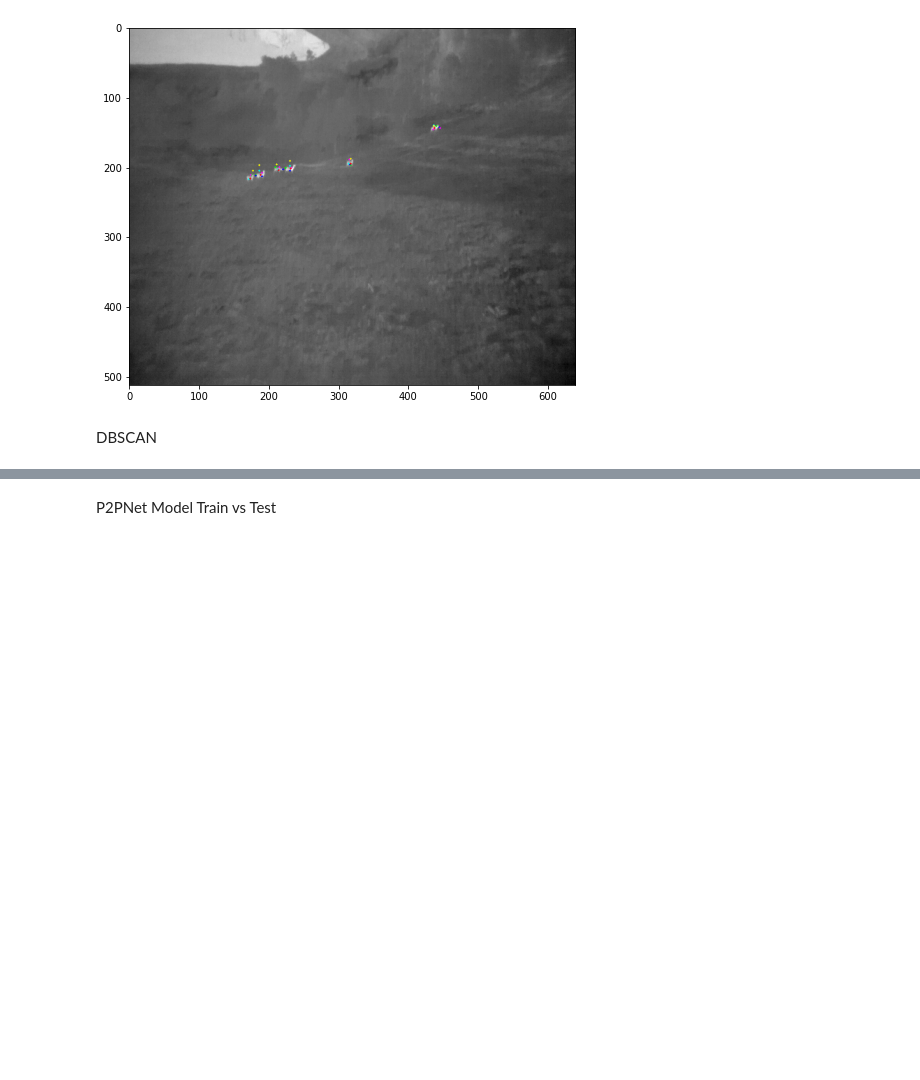
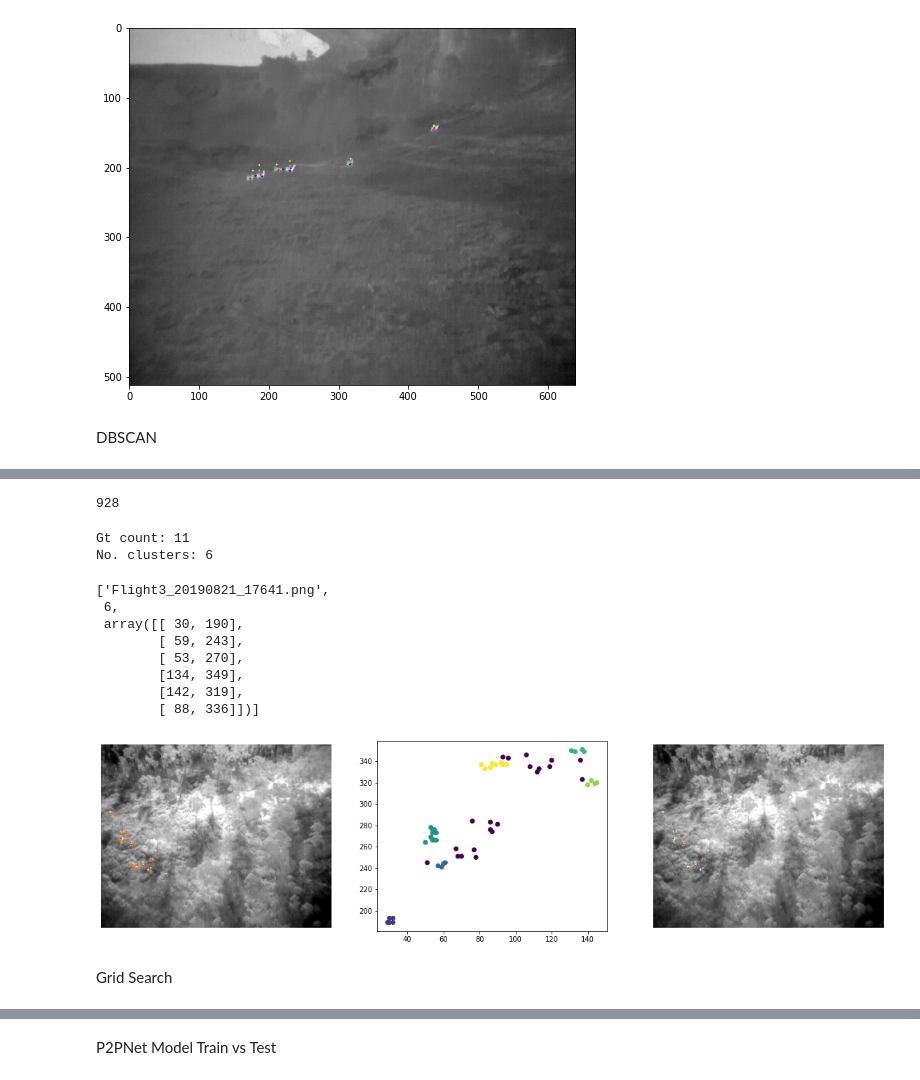
Before and after one commit to crystallcx/CrowdCounting-P2PNet, a Jupyter notebook: vis/visualise_results.ipynb, the cells around one changed output, grey strips where cells are left out. Cells and saved outputs as stored; diff of their text form; code cells hidden in the pictures; blank space fills up the shorter version.

```diff
--- a/vis/visualise_results.ipynb
+++ b/vis/visualise_results.ipynb
@@ -237,10 +217,29 @@ DBSCAN
 from sklearn.cluster import DBSCAN
 from sklearn import metrics
 from sklearn.preprocessing import StandardScaler
+
+gt_pts_test = []
+for line in gt_test:
+    filename = (line[0])
+    count = int(line[1])
+    gt_pts_test.append([filename, count])
+
+gt_test_sorted = sorted(gt_pts_test, key=lambda tup: tup[0])
+test_x = column(gt_test_sorted, 1)
 # %%
-def cluster_img(k, eps=5, min_samples = 3, img=True): #outputs filename, no.clusters, mean co-ords
+def cluster_img(k, eps=5, min_samples = 3, img=False): #outputs filename, no.clusters, mean co-ords
     pts = []
     X = []
+    # k = kf
+    # print(isinstance(kf, int))
+
+
+    # if not isinstance(kf, int):
+    #     for i in range(len(test_array)):
+    #         if test_array[i][0] == kf:
+    #             k = i
+    #             print(i)
+
     filename = test_array[k][0]+".png"
 
     # Obtain pred points from all 5 trains and store in array X
@@ -255,7 +254,6 @@ def cluster_img(k, eps=5, min_samples = 3, img=True): #outputs filename, no.clus
             y = int(float(p[1])*512)
             X.append([x,y])
     X = np.array(X)
-
 
     # Return pred count of 0 if X is empty & skip clustering
     if X.size < 1:
@@ -276,9 +274,7 @@ def cluster_img(k, eps=5, min_samples = 3, img=True): #outputs filename, no.clus
             img_to_draw = cv2.cvtColor((test_array[k][2]), cv2.COLOR_BGR2RGB)
 
             # Obtain gt points & plot
-            gt_pth = os.path.join(db_dir,"test",test_array[k][0]+'.txt')
-
-            with open(gt_pth) as load_file:
+            with open(os.path.join(db_dir,"test",test_array[k][0]+'.txt')) as load_file:
                 gt_points = [(line.split()) for line in load_file]
 
             for p in gt_points:
@@ -291,23 +287,21 @@ def cluster_img(k, eps=5, min_samples = 3, img=True): #outputs filename, no.clus
             ax = fig.add_subplot(1, 3, 1)
             ax.imshow(img_to_draw)
             ax.scatter(X[:,0], X[:,1], s=1, c='tab:orange') # plot all pred points
-            ax.xlabel("a)",fontsize=12)
             ax.axis('off')
 
             ax = fig.add_subplot(1, 3, 2)
             ax.scatter(X[:,0], X[:,1], c=clustering.labels_) # plot cluster vis
-            ax.xlabel("b)",fontsize=12)
             ax.axis('on')
 
             # fig = plt.figure(figsize=[6, 6])
             ax = fig.add_subplot(1, 3, 3)
             ax.imshow(img_to_draw)
             ax.scatter((np.array(means)[:,0]), (np.array(means)[:,1]), s=3, c='tab:cyan') # plot consensus detections
-            ax.xlabel("c)",fontsize=12)
             ax.axis('off')
 
             print("Gt count: {}".format(len(gt_points)))
             print("No. clusters: {}".format(K))
+
     return[filename, K, means]
 
 
@@ -384,0 +362,37 @@ MAE: 0.3016042780748663
+# %%
+teststring = ""
+zipped = tuple(zip(test_x,test_y))
+
+for i in range(len(gt_test)):
+    if zipped[i]==(11,6):
+        teststring = gt_test_sorted[i][0]
+
+if not teststring == '':
+    for i in range(len(gt_test)):
+        if gt_test[i][0]==teststring:
+            print(i)
+
+# print(teststring in next(zip(*gt_test_sorted)))
+# print(teststring in next(zip(*gt_test)))
+# print(gt_test[:3])
+
+# hmm, purely based on your code, I think you don't really need to iterate over the indices
+# you can just iterate over the elements directly
+# %% [output]
+928
+# %%
+cluster_img(928,5,3,True)
+# %% [output]
+Gt count: 11
+No. clusters: 6
+['Flight3_20190821_17641.png',
+ 6,
+ array([[ 30, 190],
+        [ 59, 243],
+        [ 53, 270],
+        [134, 349],
+        [142, 319],
+        [ 88, 336]])]
+[figure, added]
+# %% [markdown]
+Grid Search
```
Also changed, not shown: parts of 14 cells of this notebook.
